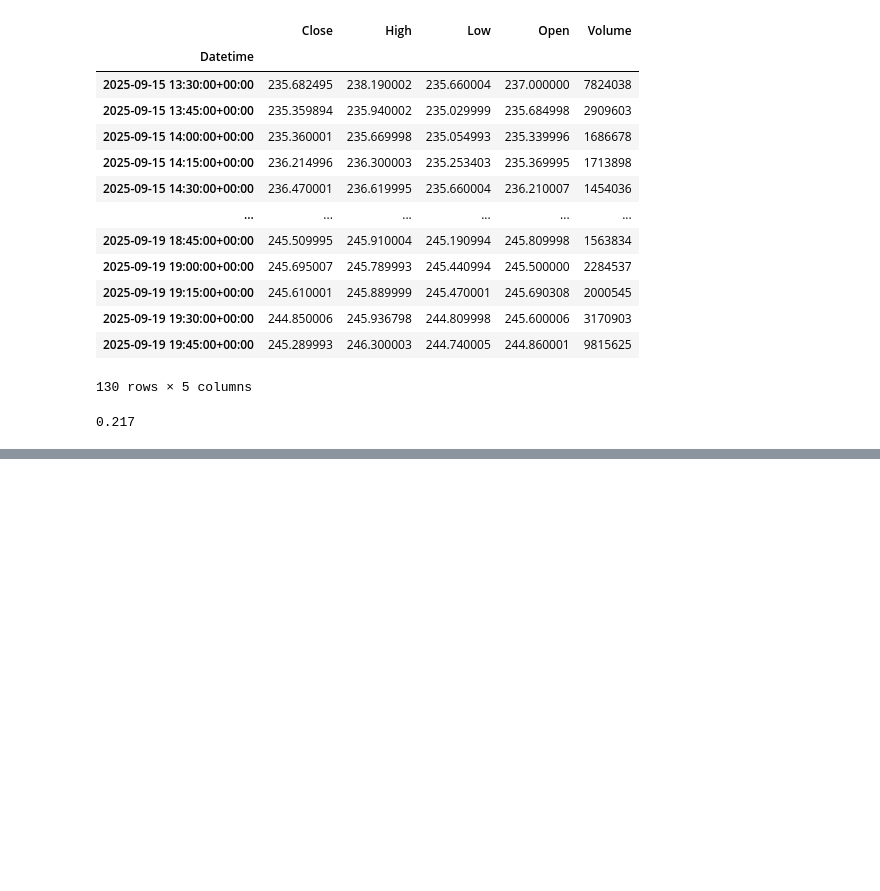
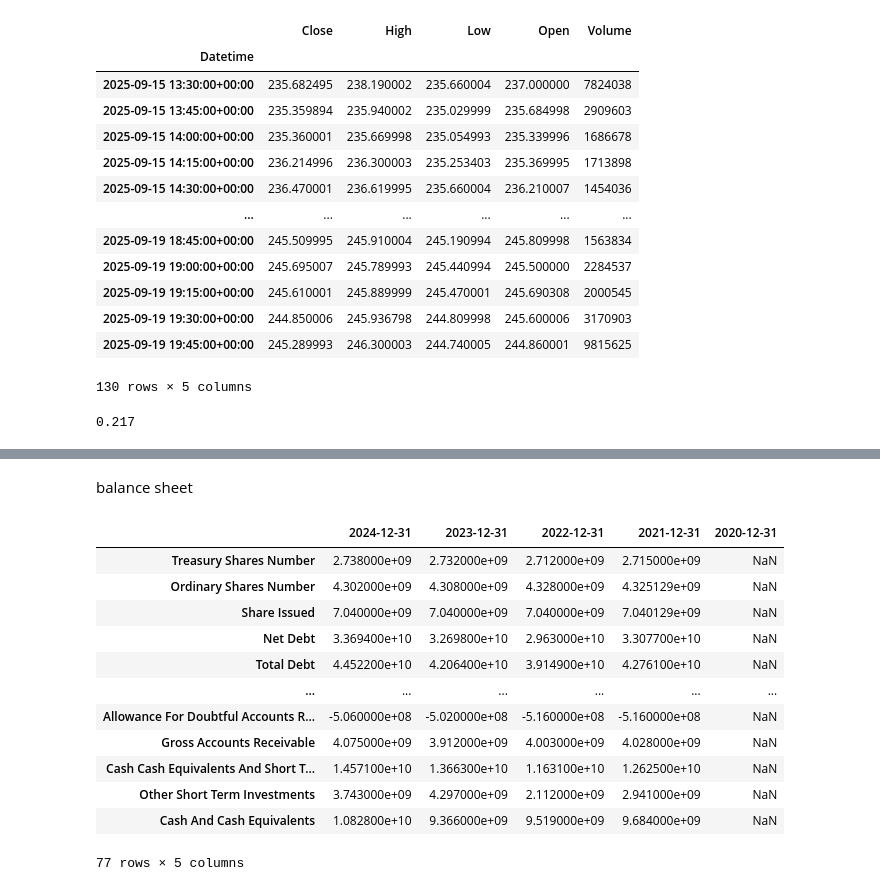
Before and after one commit to sunilsala88/batch33, a Jupyter notebook: 13_fundamental/fin1.ipynb, the cells around one changed output, grey strips where cells are left out. Saved outputs shown, nothing was run; the diff lists cells and outputs as text; code cells hidden in the pictures; blank space fills up the shorter version.

```diff
--- a/13_fundamental/fin1.ipynb
+++ b/13_fundamental/fin1.ipynb
@@ -27,0 +90,18 @@ i1.get('beta')
+# %% [markdown]
+balance sheet
+# %%
+t1.balancesheet
+# %% [output]
+|  | 2024-12-31 | 2023-12-31 | 2022-12-31 | 2021-12-31 | 2020-12-31 |
+| Treasury Shares Number | 2.738000e+09 | 2.732000e+09 | 2.712000e+09 | 2.715000e+09 | NaN |
+| Ordinary Shares Number | 4.302000e+09 | 4.308000e+09 | 4.328000e+09 | 4.325129e+09 | NaN |
+| Share Issued | 7.040000e+09 | 7.040000e+09 | 7.040000e+09 | 7.040129e+09 | NaN |
+| Net Debt | 3.369400e+10 | 3.269800e+10 | 2.963000e+10 | 3.307700e+10 | NaN |
+| Total Debt | 4.452200e+10 | 4.206400e+10 | 3.914900e+10 | 4.276100e+10 | NaN |
+| ... | ... | ... | ... | ... | ... |
+| Allowance For Doubtful Accounts R... | -5.060000e+08 | -5.020000e+08 | -5.160000e+08 | -5.160000e+08 | NaN |
+| Gross Accounts Receivable | 4.075000e+09 | 3.912000e+09 | 4.003000e+09 | 4.028000e+09 | NaN |
+| Cash Cash Equivalents And Short T... | 1.457100e+10 | 1.366300e+10 | 1.163100e+10 | 1.262500e+10 | NaN |
+| Other Short Term Investments | 3.743000e+09 | 4.297000e+09 | 2.112000e+09 | 2.941000e+09 | NaN |
+| Cash And Cash Equivalents | 1.082800e+10 | 9.366000e+09 | 9.519000e+09 | 9.684000e+09 | NaN |
+77 rows × 5 columns
```
Also changed, not shown: parts of 7 cells of this notebook.
